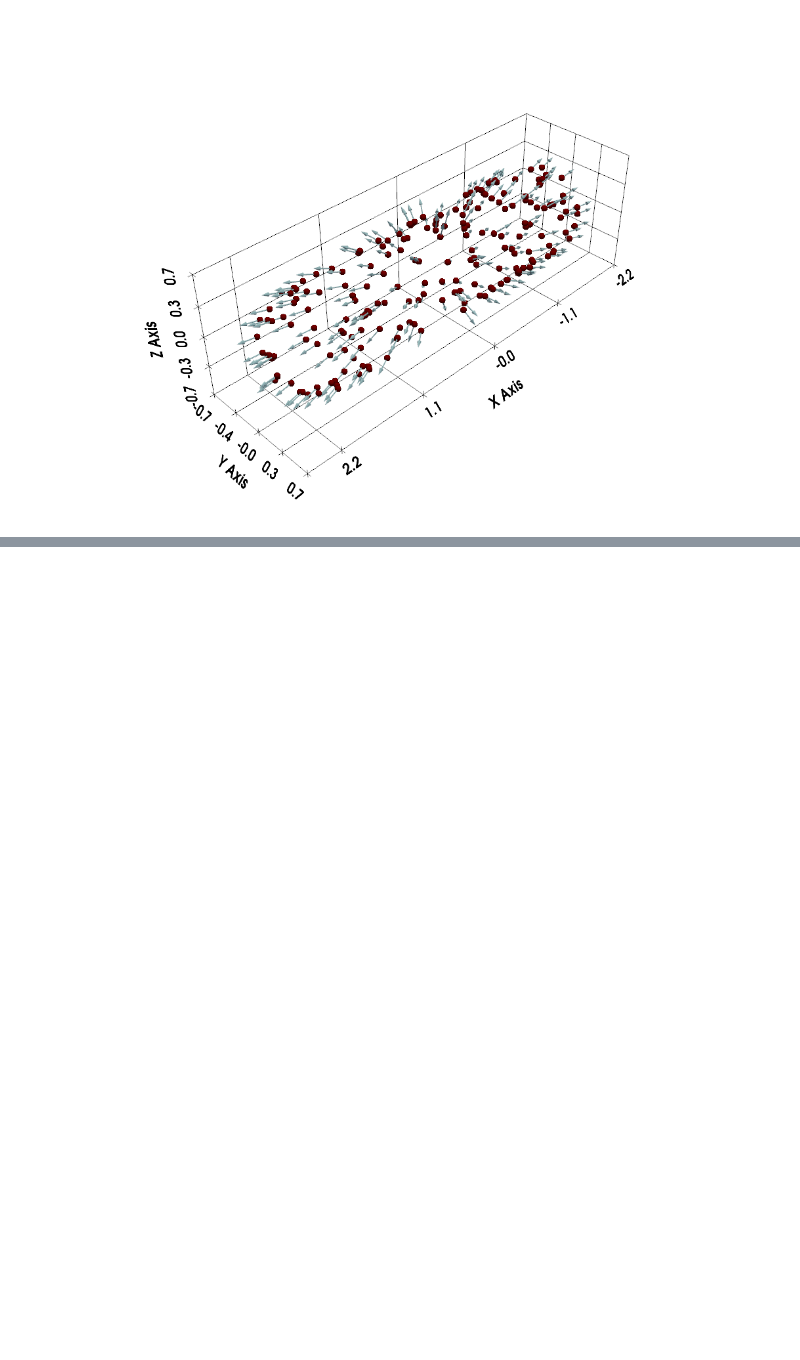
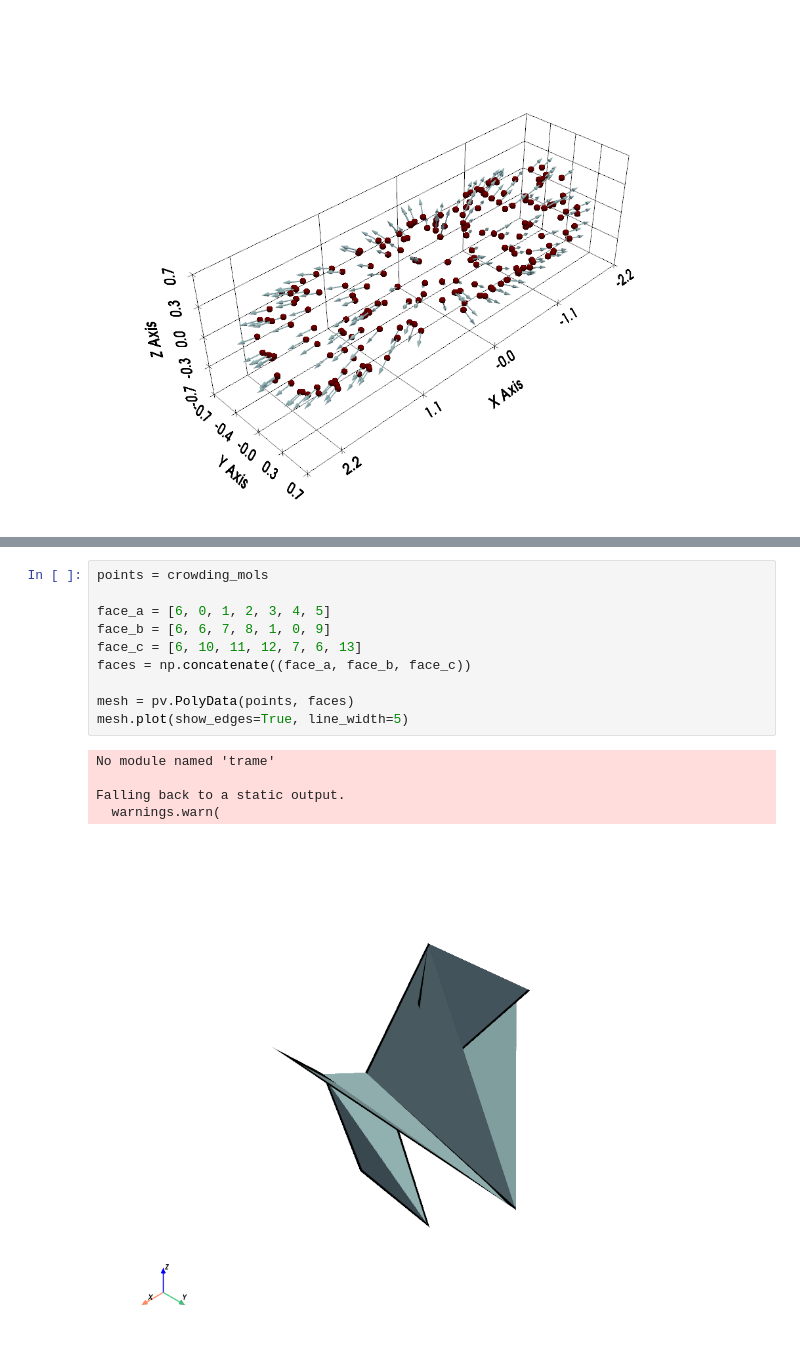
Before and after one commit to AlexPatrie/vtk-smoldyn, a Jupyter notebook: vtk_smoldyn/test.ipynb, the cells around one changed output, grey strips where cells are left out. Saved outputs shown, nothing was run; the diff lists cells and outputs as text; blank space fills up the shorter version.

```diff
--- a/vtk_smoldyn/test.ipynb
+++ b/vtk_smoldyn/test.ipynb
@@ -355,0 +423,16 @@ Falling back to a static output.
+# %%
+points = crowding_mols
+
+face_a = [6, 0, 1, 2, 3, 4, 5]
+face_b = [6, 6, 7, 8, 1, 0, 9]
+face_c = [6, 10, 11, 12, 7, 6, 13]
+faces = np.concatenate((face_a, face_b, face_c))
+
+mesh = pv.PolyData(points, faces)
+mesh.plot(show_edges=True, line_width=5)
+# %% [output]
+No module named 'trame'
+
+Falling back to a static output.
+  warnings.warn(
+[figure, added]
```
Also changed, not shown: parts of 5 cells of this notebook.
